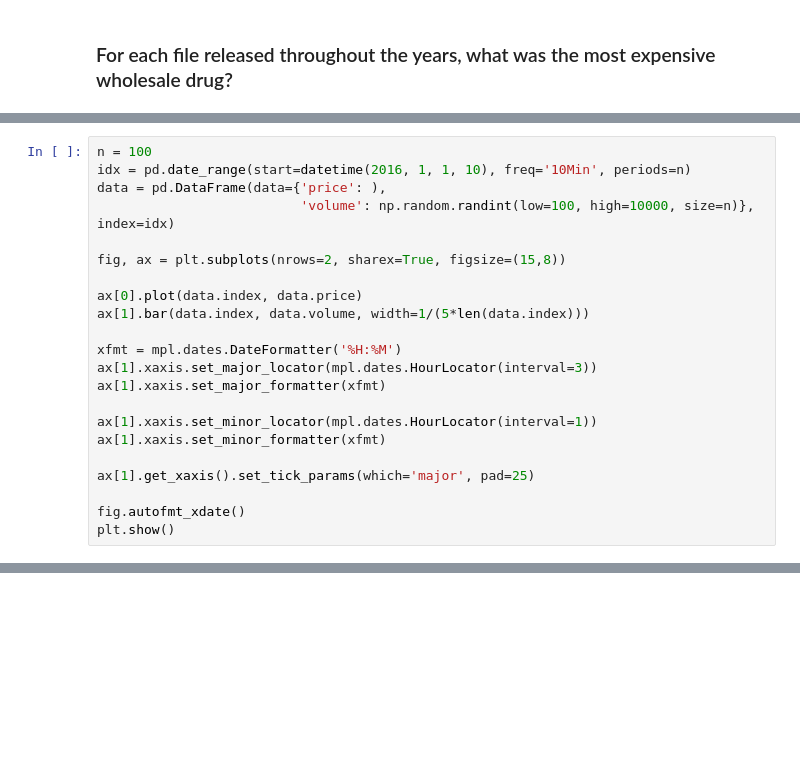
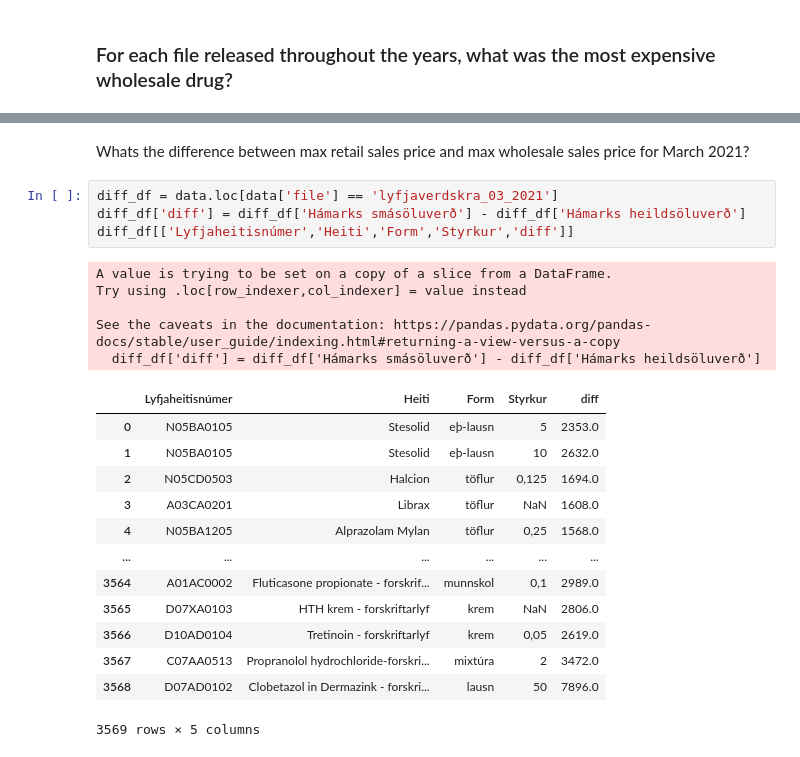
Before and after one commit to Rafno/lyfjaverd, a Jupyter notebook: lyfjaverd.ipynb, the cells around one changed output, grey strips where cells are left out. Cells and saved outputs as stored; diff of their text form; blank space fills up the shorter version.

```diff
--- a/lyfjaverd.ipynb
+++ b/lyfjaverd.ipynb
@@ -179,22 +192,0 @@ test = data[['Hámarks heildsöluverð']].apply(pd.to_numeric)
-# %%
-n = 100
-idx = pd.date_range(start=datetime(2016, 1, 1, 10), freq='10Min', periods=n)
-data = pd.DataFrame(data={'price': ),
-                          'volume': np.random.randint(low=100, high=10000, size=n)}, index=idx)
-
-fig, ax = plt.subplots(nrows=2, sharex=True, figsize=(15,8))
-
-ax[0].plot(data.index, data.price)
-ax[1].bar(data.index, data.volume, width=1/(5*len(data.index)))
-
-xfmt = mpl.dates.DateFormatter('%H:%M')
-ax[1].xaxis.set_major_locator(mpl.dates.HourLocator(interval=3))
-ax[1].xaxis.set_major_formatter(xfmt)
-
-ax[1].xaxis.set_minor_locator(mpl.dates.HourLocator(interval=1))
-ax[1].xaxis.set_minor_formatter(xfmt)
-
-ax[1].get_xaxis().set_tick_params(which='major', pad=25)
-
-fig.autofmt_xdate()
-plt.show()
@@ -202,0 +218,25 @@ SyntaxError: closing parenthesis ')' does not match opening parenthesis '{' (<ip
+# %% [markdown]
+Whats the difference between max retail sales price and max wholesale sales price for March 2021?
+# %%
+diff_df = data.loc[data['file'] == 'lyfjaverdskra_03_2021']
+diff_df['diff'] = diff_df['Hámarks smásöluverð'] - diff_df['Hámarks heildsöluverð']
+diff_df[['Lyfjaheitisnúmer','Heiti','Form','Styrkur','diff']]
+# %% [output]
+A value is trying to be set on a copy of a slice from a DataFrame.
+Try using .loc[row_indexer,col_indexer] = value instead
+
+See the caveats in the documentation: https://pandas.pydata.org/pandas-docs/stable/user_guide/indexing.html#returning-a-view-versus-a-copy
+  diff_df['diff'] = diff_df['Hámarks smásöluverð'] - diff_df['Hámarks heildsöluverð']
+|  | Lyfjaheitisnúmer | Heiti | Form | Styrkur | diff |
+| 0 | N05BA0105 | Stesolid | eþ-lausn | 5 | 2353.0 |
+| 1 | N05BA0105 | Stesolid | eþ-lausn | 10 | 2632.0 |
+| 2 | N05CD0503 | Halcion | töflur | 0,125 | 1694.0 |
+| 3 | A03CA0201 | Librax | töflur | NaN | 1608.0 |
+| 4 | N05BA1205 | Alprazolam Mylan | töflur | 0,25 | 1568.0 |
+| ... | ... | ... | ... | ... | ... |
+| 3564 | A01AC0002 | Fluticasone propionate - forskrif... | munnskol | 0,1 | 2989.0 |
+| 3565 | D07XA0103 | HTH krem - forskriftarlyf | krem | NaN | 2806.0 |
+| 3566 | D10AD0104 | Tretinoin - forskriftarlyf | krem | 0,05 | 2619.0 |
+| 3567 | C07AA0513 | Propranolol hydrochloride-forskri... | mixtúra | 2 | 3472.0 |
+| 3568 | D07AD0102 | Clobetazol in Dermazink - forskri... | lausn | 50 | 7896.0 |
+3569 rows × 5 columns
```
Also changed, not shown: parts of 9 cells of this notebook.
